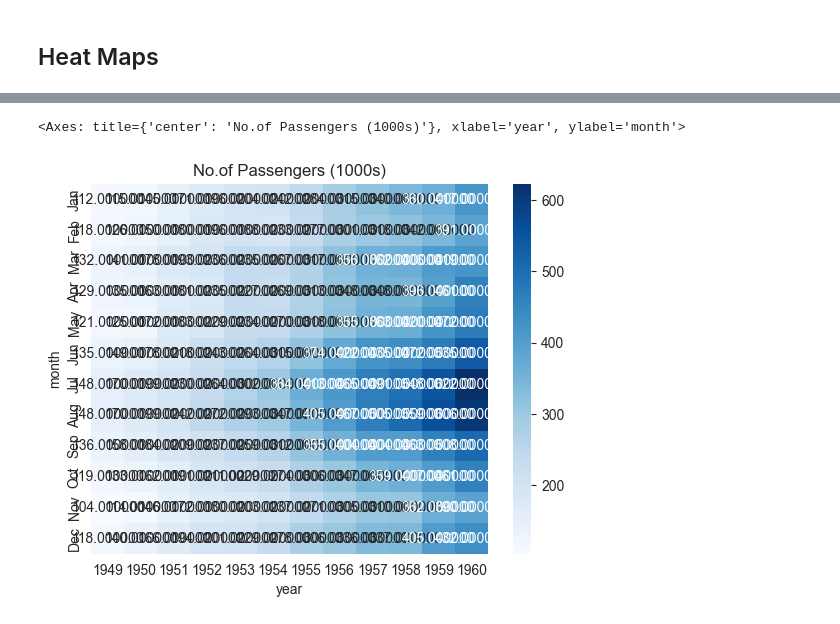
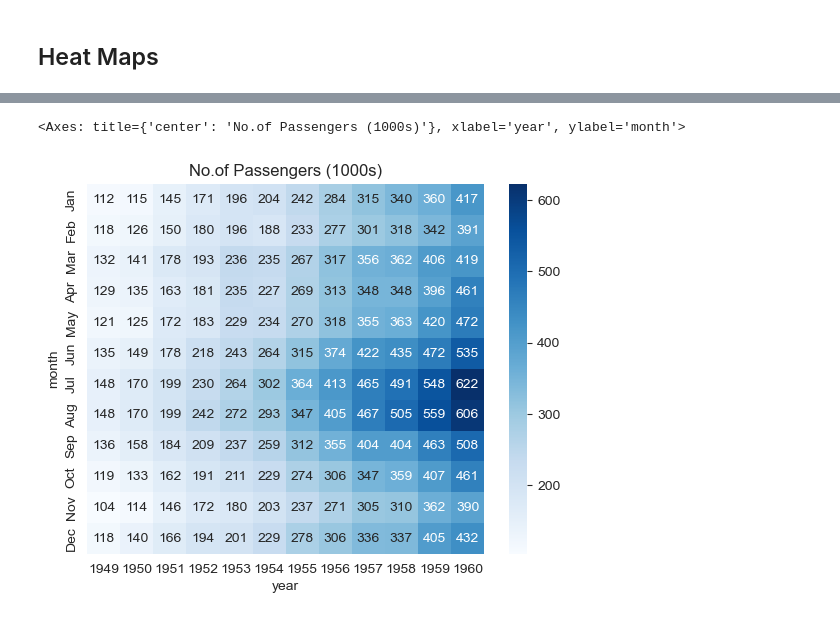
Before and after one commit to BaeSooKeun/Introduction-to-Data-Mining, a Jupyter notebook: Week 4. Data Visualization in Python.ipynb, the cells around one changed output, grey strips where cells are left out. Saved outputs shown, nothing was run; the diff lists cells and outputs as text; code cells hidden in the pictures.

```diff
--- a/Week 4. Data Visualization in Python.ipynb
+++ b/Week 4. Data Visualization in Python.ipynb
@@ -348,6 +348,6 @@ sns.heatmap(flights_df)
 # %%
 plt.title('No.of Passengers (1000s)')
-sns.heatmap(flights_df,fmt='f',annot=True,cmap='Blues')
+sns.heatmap(flights_df,fmt='d',annot=True,cmap='Blues')
 # %% [output]
 <Axes: title={'center': 'No.of Passengers (1000s)'}, xlabel='year', ylabel='month'>
-[figure, old version]
+[figure, new version]
```
Also changed, not shown: parts of 13 cells of this notebook.
